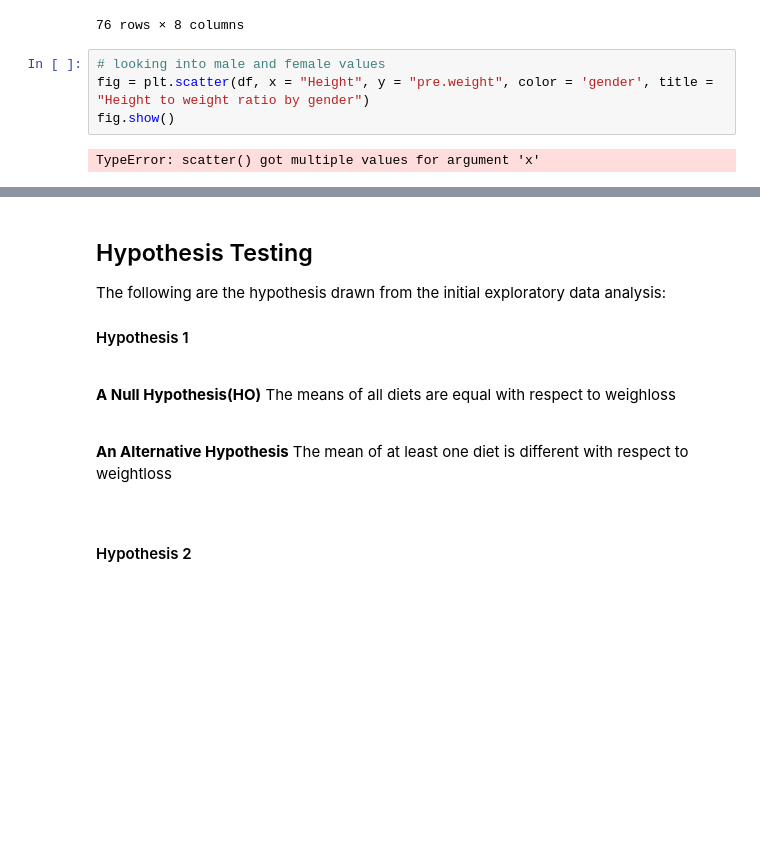
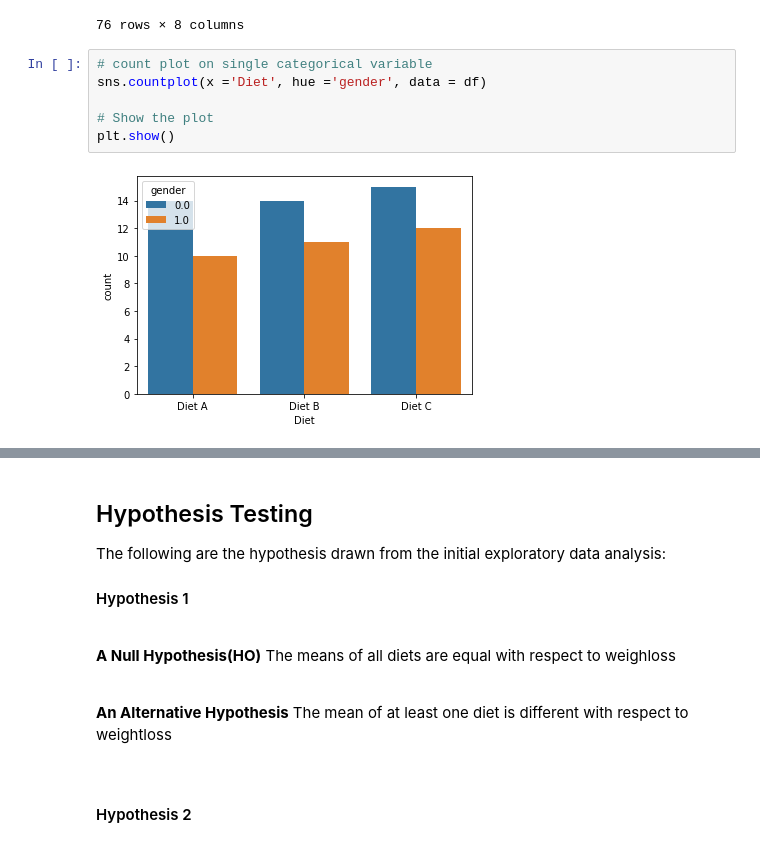
Before and after one commit to martinaobrien/machine-learning-and-statistics-assessment, a Jupyter notebook: Scipy-Stats-Jupyter-Notebook.ipynb, the cells around one changed output, grey strips where cells are left out. Drawn from its saved outputs; the diff is of its cells as text; blank space fills up the shorter version.

```diff
--- a/Scipy-Stats-Jupyter-Notebook.ipynb
+++ b/Scipy-Stats-Jupyter-Notebook.ipynb
@@ -157,9 +211,11 @@ df
 | 76 | 77 | 1.0 | 40 | 167 | 87 | Diet C | 77.8 | 9.2 |
 | 77 | 78 | 1.0 | 51 | 175 | 88 | Diet C | 81.9 | 6.1 |
 76 rows × 8 columns
-# %%
-# looking into male and female values
-fig = plt.scatter(df, x = "Height", y = "pre.weight", color = 'gender', title = "Height to weight ratio by gender")
-fig.show()
-# %% [output]
-TypeError: scatter() got multiple values for argument 'x'
+# %%
+# count plot on single categorical variable
+sns.countplot(x ='Diet', hue ='gender', data = df)
+
+# Show the plot
+plt.show()
+# %% [output]
+[figure, added]
```
Also changed, not shown: parts of 19 cells of this notebook.
